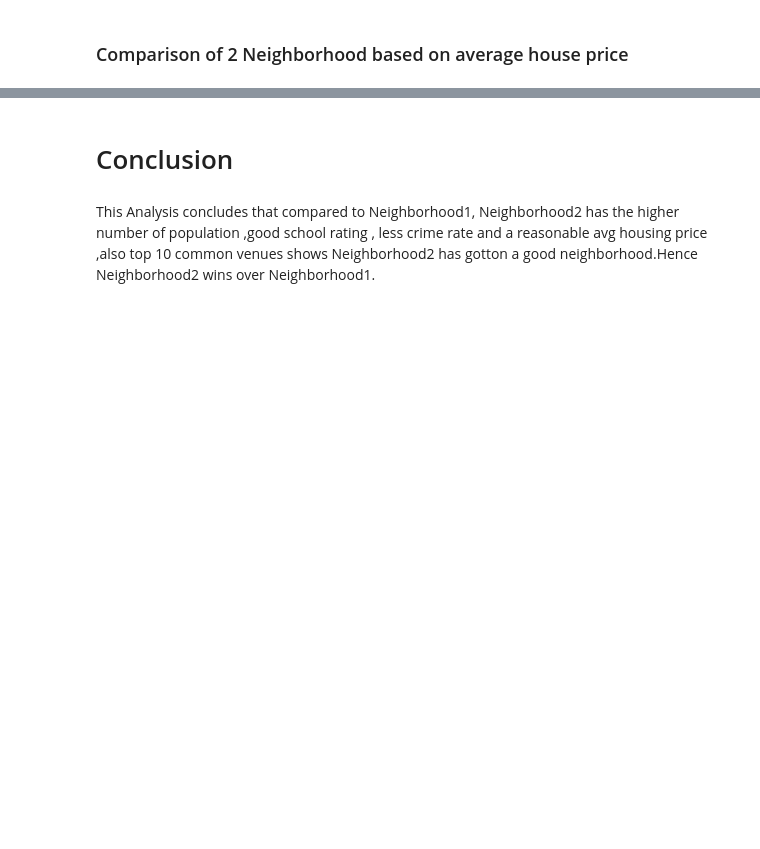
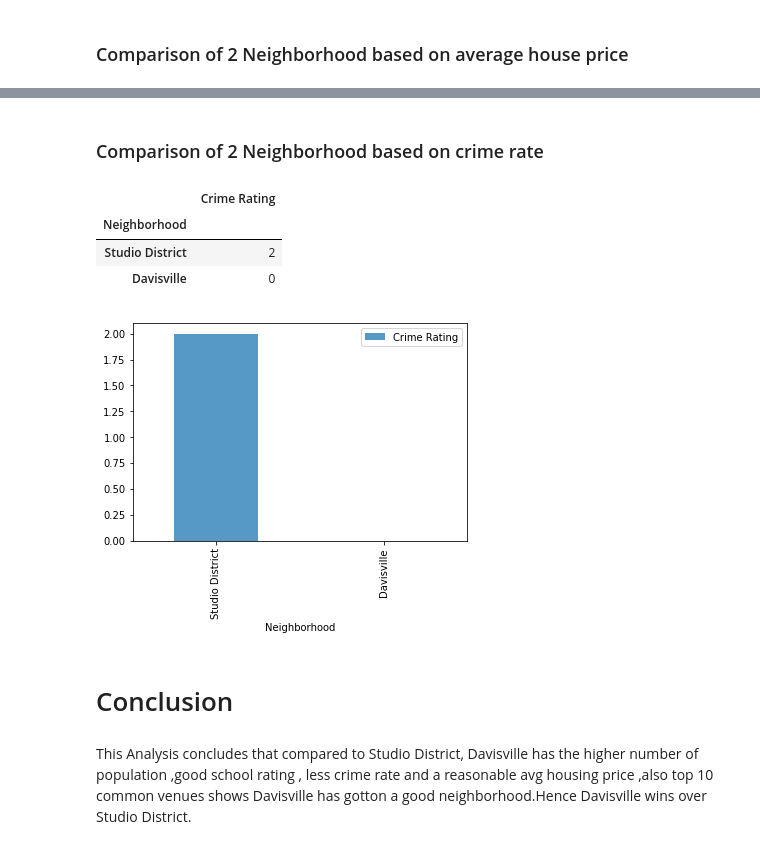
Before and after one commit to steffim88/Coursera_Capstone, a Jupyter notebook: Battle Of Neighborhood.ipynb, the cells around one changed output, grey strips where cells are left out. Drawn from its saved outputs; the diff is of its cells as text; code cells hidden in the pictures; blank space fills up the shorter version.

Commit message:
Published from Watson Studio.

```diff
--- a/Battle Of Neighborhood.ipynb
+++ b/Battle Of Neighborhood.ipynb
@@ -594,4 +634,16 @@ Avg_housing_price_comparison
+# %% [markdown]
+### Comparison of 2 Neighborhood based on crime rate
+# %%
+Toronto_Crime_ratings_comparison = Toronto_Crime_ratings.loc[[Neiborhood1,Neiborhood2]]
+Toronto_Crime_ratings_comparison.plot(kind='bar',alpha=0.75);
+Toronto_Crime_ratings_comparison
+# %% [output]
+|  | Crime Rating |
+| Neighborhood |  |
+| Studio District | 2 |
+| Davisville | 0 |
+[figure, added]
 # %% [markdown]
 # Conclusion
 # %% [markdown]
-This Analysis concludes that compared to Neighborhood1,  Neighborhood2 has the higher number of  population ,good school rating , less crime rate and a reasonable avg housing price  ,also top 10 common venues shows Neighborhood2 has gotton a good neighborhood.Hence Neighborhood2 wins over Neighborhood1.
+This Analysis concludes that compared to Studio District,  Davisville has the higher number of  population ,good school rating , less crime rate and a reasonable avg housing price  ,also top 10 common venues shows Davisville has gotton a good neighborhood.Hence Davisville wins over Studio District.
```
Also changed, not shown: parts of 12 cells of this notebook.
